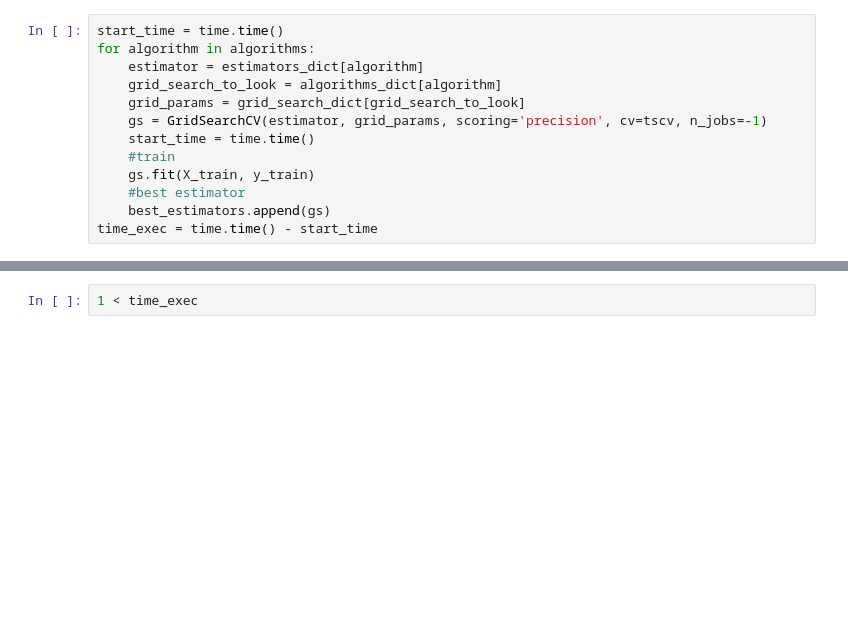
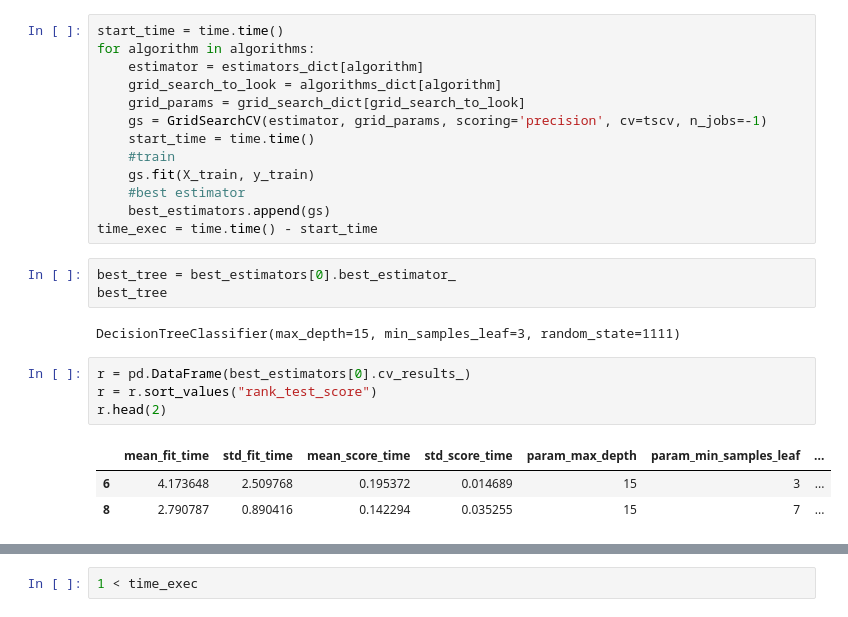
Before and after one commit to jlrzarcor/ITAM-dpa2021, a Jupyter notebook: notebooks/Pipeline.ipynb, the cells around one changed output, grey strips where cells are left out. Saved outputs shown, nothing was run; the diff lists cells and outputs as text; blank space fills up the shorter version.

```diff
--- a/notebooks/Pipeline.ipynb
+++ b/notebooks/Pipeline.ipynb
@@ -338,3 +338,16 @@ for algorithm in algorithms:
     #best estimator
     best_estimators.append(gs)
 time_exec = time.time() - start_time
+# %%
+best_tree = best_estimators[0].best_estimator_
+best_tree
+# %% [output]
+DecisionTreeClassifier(max_depth=15, min_samples_leaf=3, random_state=1111)
+# %%
+r = pd.DataFrame(best_estimators[0].cv_results_)
+r = r.sort_values("rank_test_score")
+r.head(2)
+# %% [output]
+|  | mean_fit_time | std_fit_time | mean_score_time | std_score_time | param_max_depth | param_min_samples_leaf | ... |
+| 6 | 4.173648 | 2.509768 | 0.195372 | 0.014689 | 15 | 3 | ... |
+| 8 | 2.790787 | 0.890416 | 0.142294 | 0.035255 | 15 | 7 | ... |
```
Also changed, not shown: parts of 18 cells of this notebook, 3 other files.
